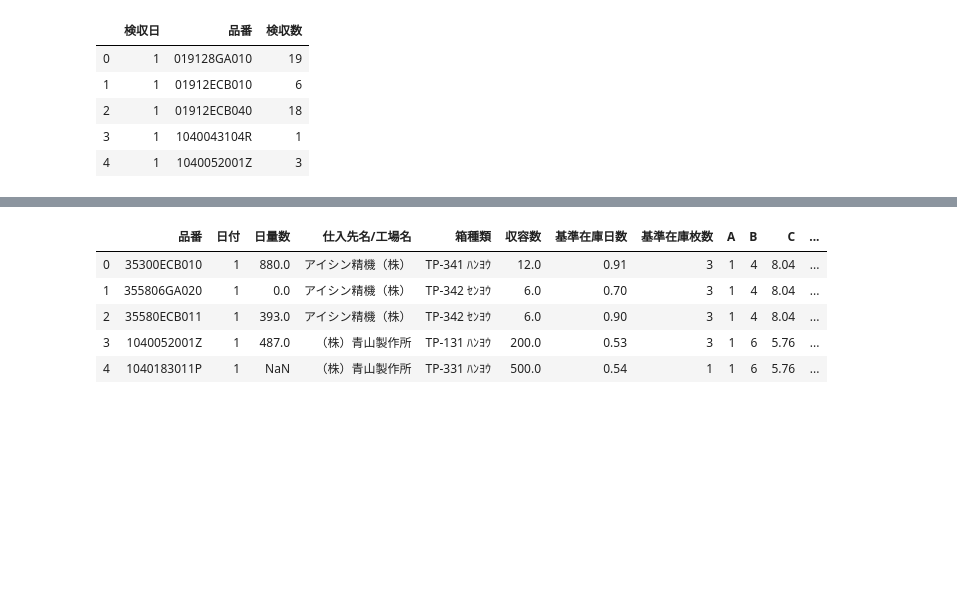
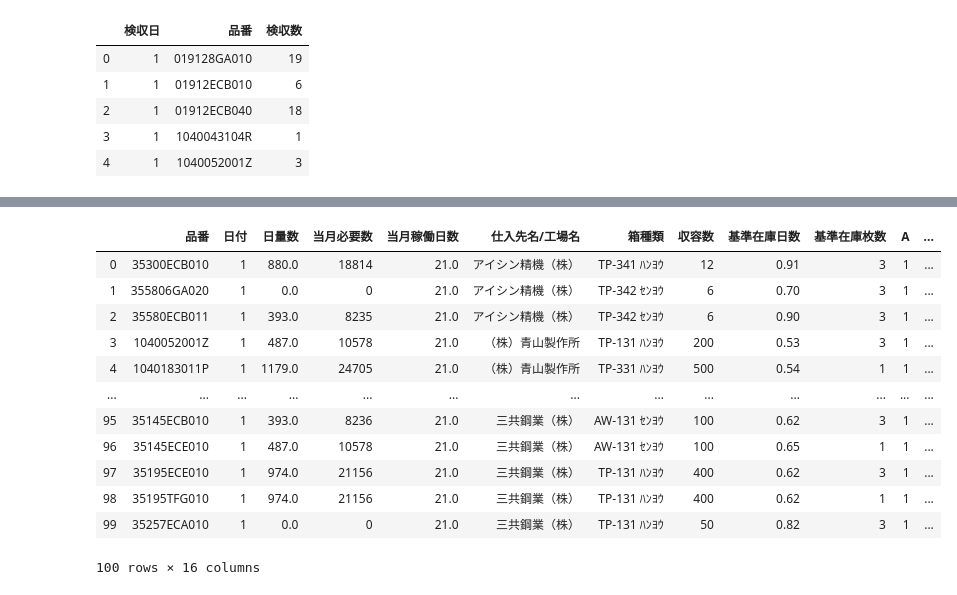
Before and after one commit to okayuuki/taiko, a Jupyter notebook: 順立装置の在庫の揺らぎ.ipynb, the cells around one changed output, grey strips where cells are left out. Drawn from its saved outputs; the diff is of its cells as text; code cells hidden in the pictures; blank space fills up the shorter version.

```diff
--- a/順立装置の在庫の揺らぎ.ipynb
+++ b/順立装置の在庫の揺らぎ.ipynb
@@ -129,6 +114,6 @@ selected_kanban_product_data
 # %%
 # Load the uploaded file with shift_jis encoding
-arrangement_data = pd.read_csv('../data/設計値変更後_202309_手配数_1Y_2次.csv', encoding='shift_jis')
+arrangement_data = pd.read_csv('../data/202309_手配数_1Y_12次.csv', encoding='shift_jis')
 arrangement_data.head()
 # %% [output]
 |  | 品番 | 加工図符号 | 設変符号 | 品名 | ステータス | 発注区分 | 整備室 | 整備室名 | 手配区分 | 工程内外製 | ... | ... |
@@ -149,46 +134,58 @@ melted_data_formatted = pd.melt(subset_data_formatted, id_vars=['品番'], value
 
 # Extract only the numeric part for '日付' column
 melted_data_formatted['日付'] = melted_data_formatted['日付'].str.extract('(\d+)').astype(int)
 
 # Extract the specified columns
-additional_columns = ['仕入先名/工場名','箱種類', '収容数', '基準在庫日数', '基準在庫枚数', 'サイクル間隔', 'サイクル回数', 'サイクル情報']
+additional_columns = ['当月必要数','当月稼働日数','仕入先名/工場名','箱種類', '収容数', '基準在庫日数', '基準在庫枚数', 'サイクル間隔', 'サイクル回数', 'サイクル情報']
 additional_data = arrangement_data[['品番'] + additional_columns]
 
 # Merge the additional data with the melted_data_formatted dataframe on '品番'
 merged_data = pd.merge(melted_data_formatted, additional_data, on='品番', how='left')
 
 # Rename the specified columns
 merged_data.rename(columns={
     'サイクル間隔': 'A',
     'サイクル回数': 'B',
     'サイクル情報': 'C'
 }, inplace=True)
 
-# Convert '収容数' column to numeric
-merged_data['収容数'] = pd.to_numeric(merged_data['収容数'], errors='coerce')
-
-# Convert '日量数' column to numeric
-merged_data['日量数'] = pd.to_numeric(merged_data['日量数'], errors='coerce')
+# Convert column to numeric
+merged_data['収容数'] = pd.to_numeric(merged_data['収容数'].str.replace(",", ""), errors='coerce')
+merged_data['日量数'] = pd.to_numeric(merged_data['日量数'].str.replace(",", ""), errors='coerce')
+merged_data['当月必要数'] = merged_data['当月必要数'].str.replace(",", "")
+merged_data['当月必要数'] = pd.to_numeric(merged_data['当月必要数'], errors='coerce')
+merged_data['当月稼働日数'] = pd.to_numeric(merged_data['当月稼働日数'], errors='coerce')
 
 # Divide the '日量数' column by '収容数' and create a new column '日量数（箱）'
 merged_data['日量数（箱）'] = merged_data['日量数'] / merged_data['収容数']
 
 # Replace non-finite values with 0
 merged_data['日量数（箱）'] = merged_data['日量数（箱）'].fillna(0)
 # Round the '日量数（箱）' column and convert to integer
 merged_data['日量数（箱）_切り上げ'] = np.ceil(merged_data['日量数（箱）']).astype(int)
 
+merged_data['平均日量数（箱）'] = (merged_data['当月必要数'] /merged_data['当月稼働日数'])/merged_data['収容数']
+# Replace non-finite values with 0
+merged_data['平均日量数（箱）'] = merged_data['平均日量数（箱）'].fillna(0)
+
 # Remove "-" and " " from the '品番' column in merged_data
 merged_data['品番'] = merged_data['品番'].str.replace("-", "").str.replace(" ", "")
 
-merged_data.head()
+merged_data.head(100)
 # %% [output]
-|  | 品番 | 日付 | 日量数 | 仕入先名/工場名 | 箱種類 | 収容数 | 基準在庫日数 | 基準在庫枚数 | A | B | C | ... |
-| 0 | 35300ECB010 | 1 | 880.0 | アイシン精機（株） | TP-341 ﾊﾝﾖｳ | 12.0 | 0.91 | 3 | 1 | 4 | 8.04 | ... |
-| 1 | 355806GA020 | 1 | 0.0 | アイシン精機（株） | TP-342 ｾﾝﾖｳ | 6.0 | 0.70 | 3 | 1 | 4 | 8.04 | ... |
-| 2 | 35580ECB011 | 1 | 393.0 | アイシン精機（株） | TP-342 ｾﾝﾖｳ | 6.0 | 0.90 | 3 | 1 | 4 | 8.04 | ... |
-| 3 | 1040052001Z | 1 | 487.0 | （株）青山製作所 | TP-131 ﾊﾝﾖｳ | 200.0 | 0.53 | 3 | 1 | 6 | 5.76 | ... |
-| 4 | 1040183011P | 1 | NaN | （株）青山製作所 | TP-331 ﾊﾝﾖｳ | 500.0 | 0.54 | 1 | 1 | 6 | 5.76 | ... |
+|  | 品番 | 日付 | 日量数 | 当月必要数 | 当月稼働日数 | 仕入先名/工場名 | 箱種類 | 収容数 | 基準在庫日数 | 基準在庫枚数 | A | ... |
+| 0 | 35300ECB010 | 1 | 880.0 | 18814 | 21.0 | アイシン精機（株） | TP-341 ﾊﾝﾖｳ | 12 | 0.91 | 3 | 1 | ... |
+| 1 | 355806GA020 | 1 | 0.0 | 0 | 21.0 | アイシン精機（株） | TP-342 ｾﾝﾖｳ | 6 | 0.70 | 3 | 1 | ... |
+| 2 | 35580ECB011 | 1 | 393.0 | 8235 | 21.0 | アイシン精機（株） | TP-342 ｾﾝﾖｳ | 6 | 0.90 | 3 | 1 | ... |
+| 3 | 1040052001Z | 1 | 487.0 | 10578 | 21.0 | （株）青山製作所 | TP-131 ﾊﾝﾖｳ | 200 | 0.53 | 3 | 1 | ... |
+| 4 | 1040183011P | 1 | 1179.0 | 24705 | 21.0 | （株）青山製作所 | TP-331 ﾊﾝﾖｳ | 500 | 0.54 | 1 | 1 | ... |
+| ... | ... | ... | ... | ... | ... | ... | ... | ... | ... | ... | ... | ... |
+| 95 | 35145ECB010 | 1 | 393.0 | 8236 | 21.0 | 三共鋼業（株） | AW-131 ｾﾝﾖｳ | 100 | 0.62 | 3 | 1 | ... |
+| 96 | 35145ECE010 | 1 | 487.0 | 10578 | 21.0 | 三共鋼業（株） | AW-131 ｾﾝﾖｳ | 100 | 0.65 | 1 | 1 | ... |
+| 97 | 35195ECE010 | 1 | 974.0 | 21156 | 21.0 | 三共鋼業（株） | TP-131 ﾊﾝﾖｳ | 400 | 0.62 | 3 | 1 | ... |
+| 98 | 35195TFG010 | 1 | 974.0 | 21156 | 21.0 | 三共鋼業（株） | TP-131 ﾊﾝﾖｳ | 400 | 0.62 | 1 | 1 | ... |
+| 99 | 35257ECA010 | 1 | 0.0 | 0 | 21.0 | 三共鋼業（株） | TP-131 ﾊﾝﾖｳ | 50 | 0.82 | 3 | 1 | ... |
+100 rows × 16 columns
 # %%
 # Rename '検収日' column to '日付' in selected_kanban_product_data
 kanban_grouped = kanban_grouped.rename(columns={'検収日': '日付'})
```
Also changed, not shown: parts of 17 cells of this notebook, 3 other files.
